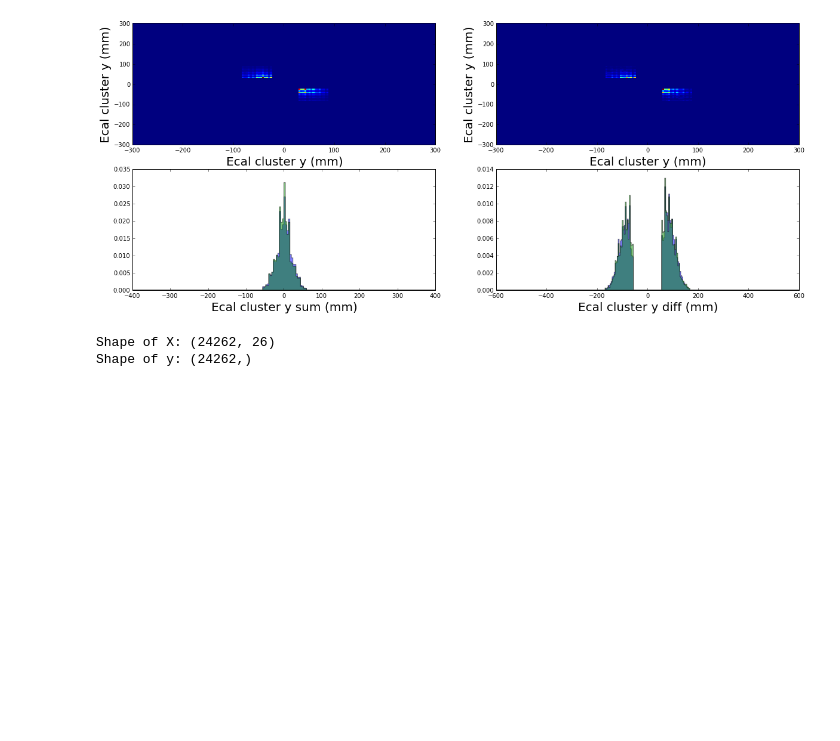
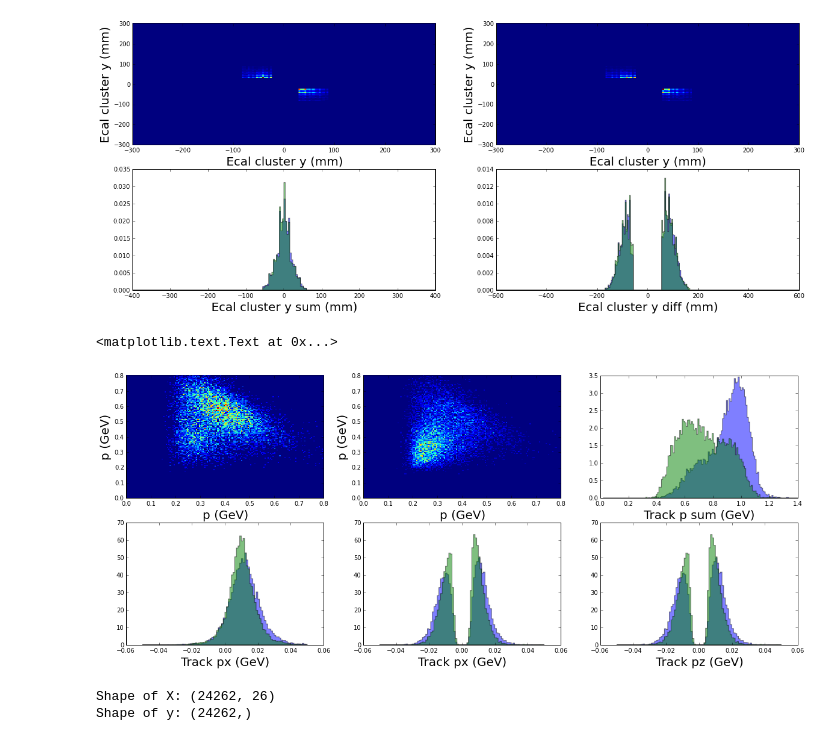
Before and after one commit to omar-moreno/hps-analysis, a Jupyter notebook: python/notebooks/radiative_signal_classification.ipynb, the cells around one changed output. Cells and saved outputs as stored; diff of their text form; code cells hidden in the pictures; blank space fills up the shorter version.

```diff
--- a/python/notebooks/radiative_signal_classification.ipynb
+++ b/python/notebooks/radiative_signal_classification.ipynb
@@ -117,6 +131,53 @@ ax3.set_xlabel("Ecal cluster y diff (mm)", fontsize=20)
 # %% [output]
 <matplotlib.text.Text at 0x...>
 [figure]
+# %%
+rad_track_0_p = X_rad[:,6]
+rad_track_0_px = X_rad[:,7]
+rad_track_0_py = X_rad[:,8]
+rad_track_0_pz = X_rad[:,9]
+rad_track_1_p = X_rad[:,16]
+rad_track_1_px = X_rad[:,17]
+rad_track_1_py = X_rad[:,18]
+rad_track_1_pz = X_rad[:,19]
+
+bh_track_0_p = X_bh[:,6]
+bh_track_0_px = X_bh[:,7]
+bh_track_0_py = X_bh[:,8]
+bh_track_0_pz = X_bh[:,9]
+bh_track_1_p = X_bh[:,16]
+bh_track_1_px = X_bh[:,17]
+bh_track_1_py = X_bh[:,18]
+bh_track_1_pz = X_bh[:,19]
+
+fig, ((ax0, ax1, ax2), (ax3, ax4, ax5)) = plt.subplots(nrows=2, ncols=3, figsize=(20,8))
+
+ax0.hist2d(rad_track_0_p, rad_track_1_p, bins=150, range=[[0, 0.8], [0, 0.8]])
+ax0.set_xlabel("p (GeV)", fontsize=20)
+ax0.set_ylabel("p (GeV)", fontsize=20)
+
+ax1.hist2d(bh_track_0_p, bh_track_1_p, bins=150, range=[[0, 0.8], [0, 0.8]])
+ax1.set_xlabel("p (GeV)", fontsize=20)
+ax1.set_ylabel("p (GeV)", fontsize=20)
+
+ax2.hist(rad_track_0_p + rad_track_1_p, bins=150, range=(0.02, 1.4), alpha=0.5, normed=True, histtype="stepfilled")
+ax2.hist(bh_track_0_p + bh_track_1_p, bins=150, range=(0.02, 1.4), alpha=0.5, normed=True, histtype="stepfilled")
+ax2.set_xlabel("Track p sum (GeV)", fontsize=20)
+
+ax3.hist(rad_track_0_px, bins=100, range=(-0.05, 0.05), alpha=0.5, normed=True, histtype="stepfilled");
+ax3.hist(bh_track_0_px, bins=100, range=(-0.05, 0.05), alpha=0.5, normed=True, histtype="stepfilled");
+ax3.set_xlabel("Track px (GeV)", fontsize=20)
+
+ax4.hist(rad_track_0_py, bins=100, range=(-0.05, 0.05), alpha=0.5, normed=True, histtype="stepfilled");
+ax4.hist(bh_track_0_py, bins=100, range=(-0.05, 0.05), alpha=0.5, normed=True, histtype="stepfilled");
+ax4.set_xlabel("Track px (GeV)", fontsize=20)
+
+ax5.hist(rad_track_0_py, bins=100, range=(-0.05, 0.05), alpha=0.5, normed=True, histtype="stepfilled");
+ax5.hist(bh_track_0_py, bins=100, range=(-0.05, 0.05), alpha=0.5, normed=True, histtype="stepfilled");
+ax5.set_xlabel("Track pz (GeV)", fontsize=20)
+# %% [output]
+<matplotlib.text.Text at 0x...>
+[figure, added]
 # %%
 y_rad = np.ones(len(X_rad))
 y_bh = np.zeros(len(X_bh))
```
Also changed, not shown: parts of 16 cells of this notebook.
